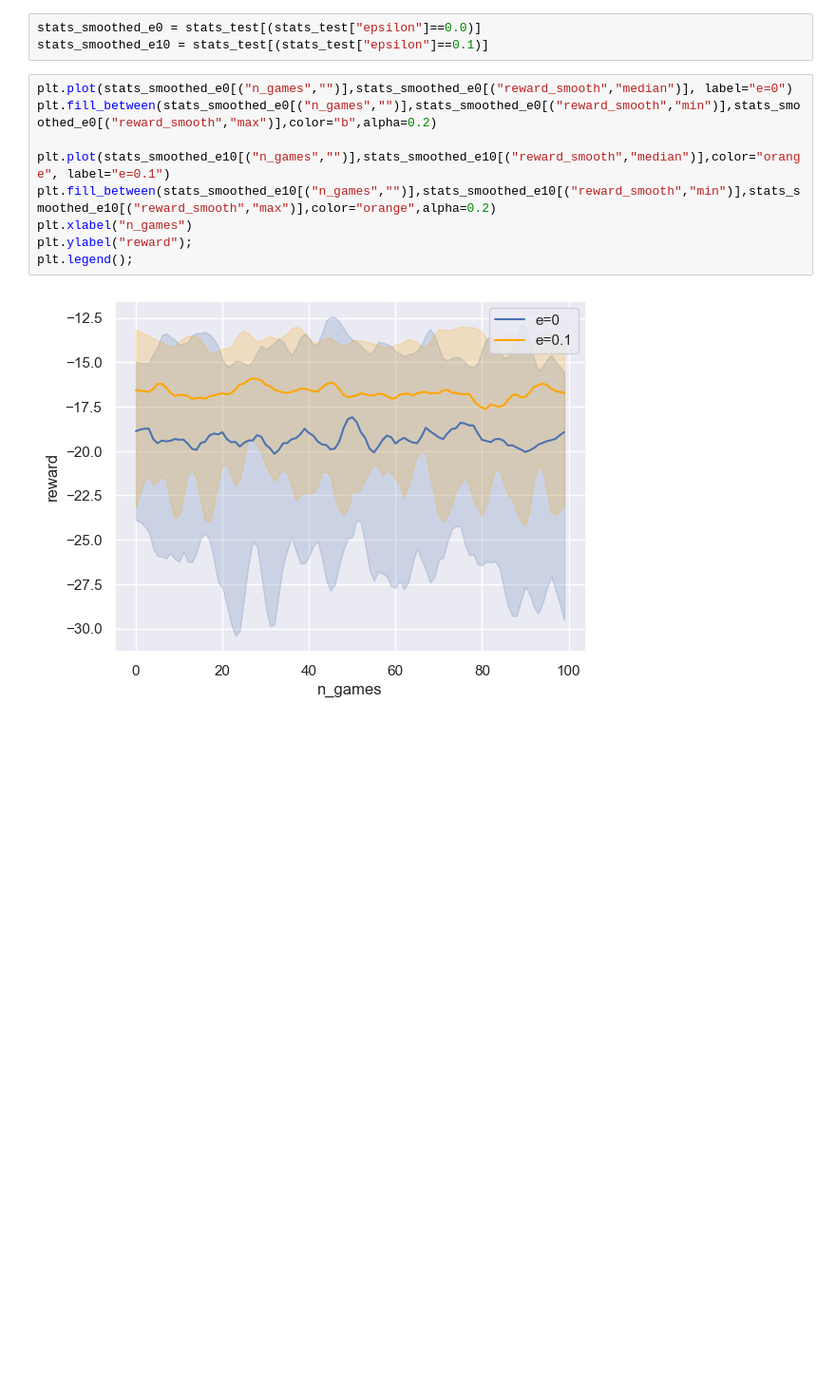
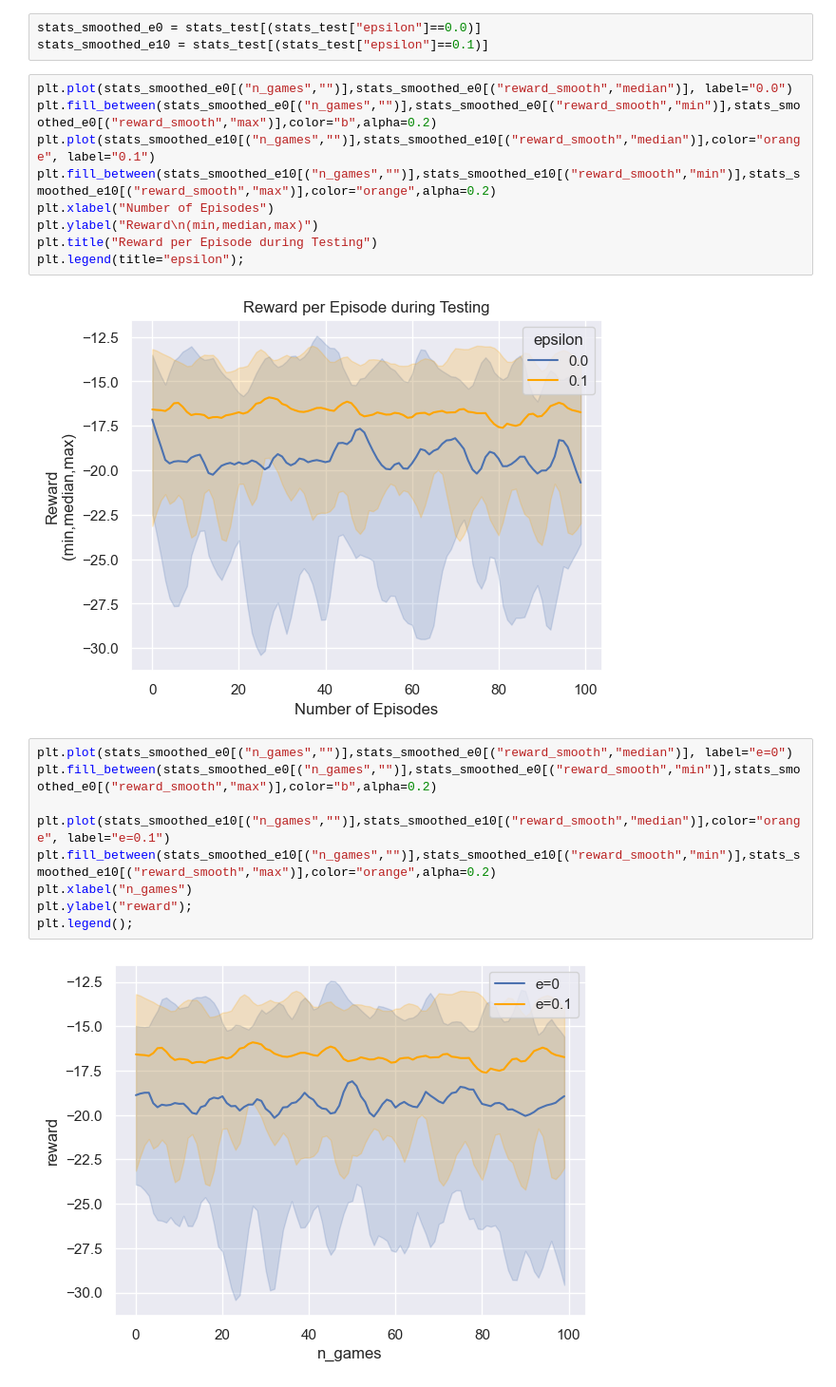
Before and after one commit to lukiwieser/racetrack, a Jupyter notebook: ex3/analyze_model.ipynb, the cells around one changed output. Shown at 95% size. Saved outputs shown, nothing was run; the diff lists cells and outputs as text; blank space fills up the shorter version.

Commit message:
Adjust labels and add some text to jupyter notebook

```diff
--- a/ex3/analyze_model.ipynb
+++ b/ex3/analyze_model.ipynb
@@ -146,6 +156,17 @@ sns.lineplot(stats_test,x=("n_games",""),y=("reward_smooth","median"),hue="epsil
 # %%
 stats_smoothed_e0 = stats_test[(stats_test["epsilon"]==0.0)]
 stats_smoothed_e10 = stats_test[(stats_test["epsilon"]==0.1)]
+# %%
+plt.plot(stats_smoothed_e0[("n_games","")],stats_smoothed_e0[("reward_smooth","median")], label="0.0")
+plt.fill_between(stats_smoothed_e0[("n_games","")],stats_smoothed_e0[("reward_smooth","min")],stats_smoothed_e0[("reward_smooth","max")],color="b",alpha=0.2)
+plt.plot(stats_smoothed_e10[("n_games","")],stats_smoothed_e10[("reward_smooth","median")],color="orange", label="0.1")
+plt.fill_between(stats_smoothed_e10[("n_games","")],stats_smoothed_e10[("reward_smooth","min")],stats_smoothed_e10[("reward_smooth","max")],color="orange",alpha=0.2)
+plt.xlabel("Number of Episodes")
+plt.ylabel("Reward\n(min,median,max)")
+plt.title("Reward per Episode during Testing")
+plt.legend(title="epsilon");
+# %% [output]
+[figure, added]
 # %%
 plt.plot(stats_smoothed_e0[("n_games","")],stats_smoothed_e0[("reward_smooth","median")], label="e=0")
 plt.fill_between(stats_smoothed_e0[("n_games","")],stats_smoothed_e0[("reward_smooth","min")],stats_smoothed_e0[("reward_smooth","max")],color="b",alpha=0.2)
```
Also changed, not shown: parts of 6 cells of this notebook.
